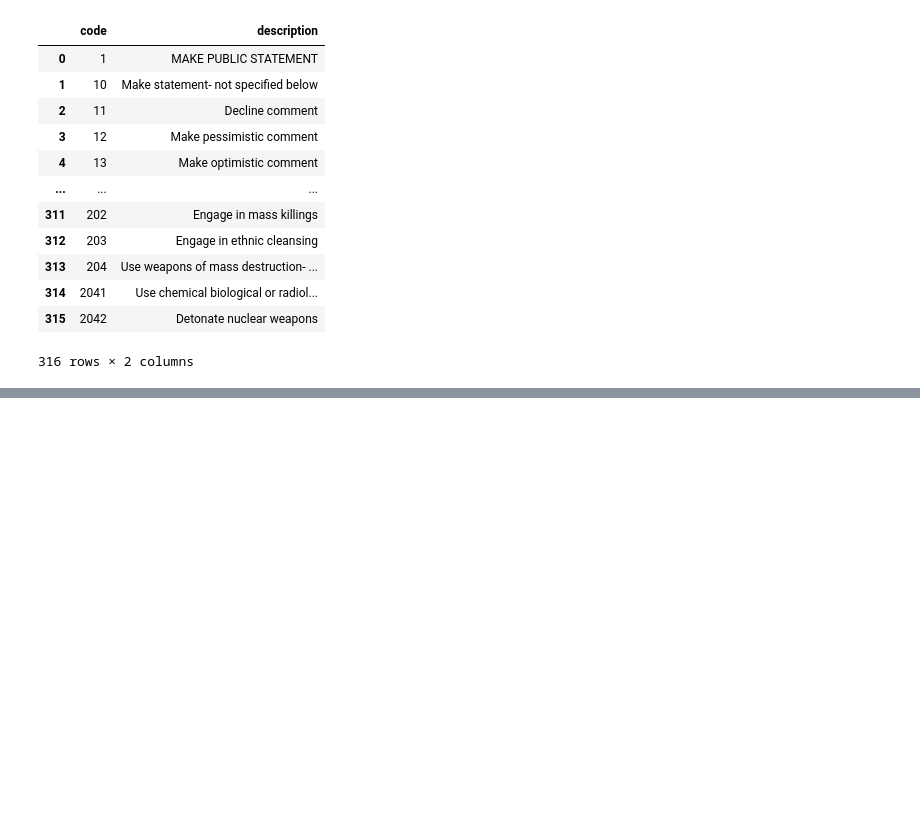
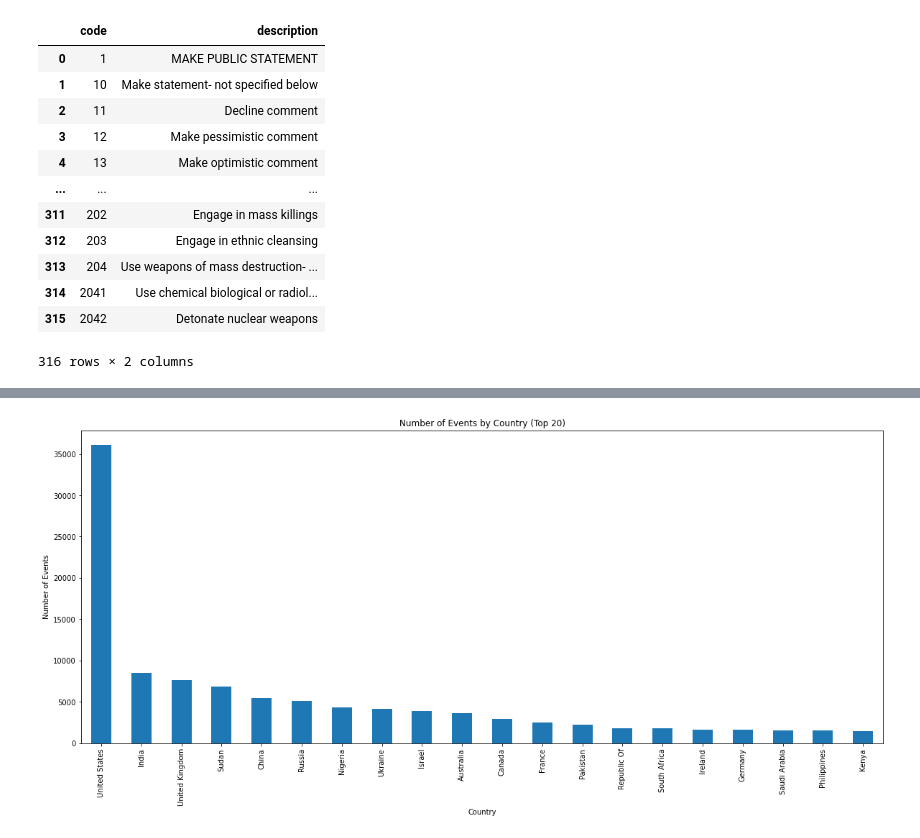
Before and after one commit to luisquinonesPR/thesis, a Jupyter notebook: exploration.ipynb, the cells around one changed output, grey strips where cells are left out. Saved outputs shown, nothing was run; the diff lists cells and outputs as text; code cells hidden in the pictures; blank space fills up the shorter version.

```diff
--- a/exploration.ipynb
+++ b/exploration.ipynb
@@ -42,0 +117,26 @@ df_cameo
+# %%
+merged_geo = df_explore["Actor1Geo_FullName"].append(df_explore["Actor2Geo_FullName"]).reset_index(drop=True)
+
+
+country_names = merged_geo.str.split(', ').str[-1]
+
+
+country_counts = country_names.value_counts()
+
+
+ax = country_counts.plot(kind="bar", figsize=(20, 8))
+
+
+top_20_countries = country_counts.head(20)
+
+
+ax = top_20_countries.plot(kind="bar", figsize=(20, 8))
+
+ax.set_title("Number of Events by Country (Top 20)")
+ax.set_xlabel("Country")
+ax.set_ylabel("Number of Events")
+
+# Display the chart
+plt.show()
+# %% [output]
+[figure, added]
```
Also changed, not shown: parts of 10 cells of this notebook, 5 other files.
